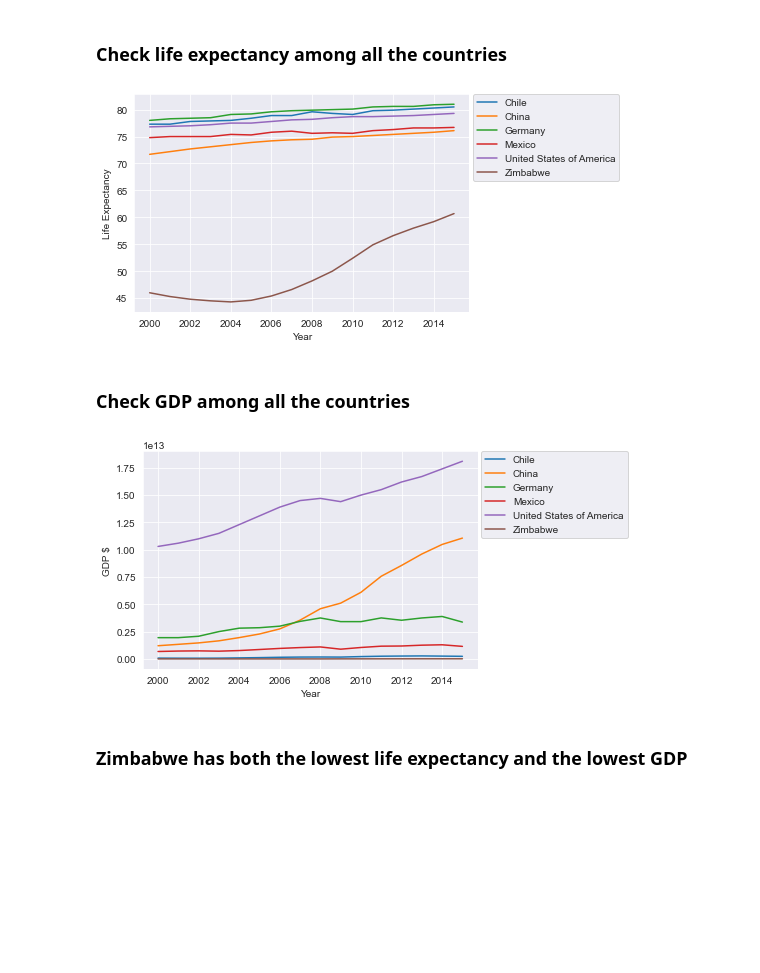
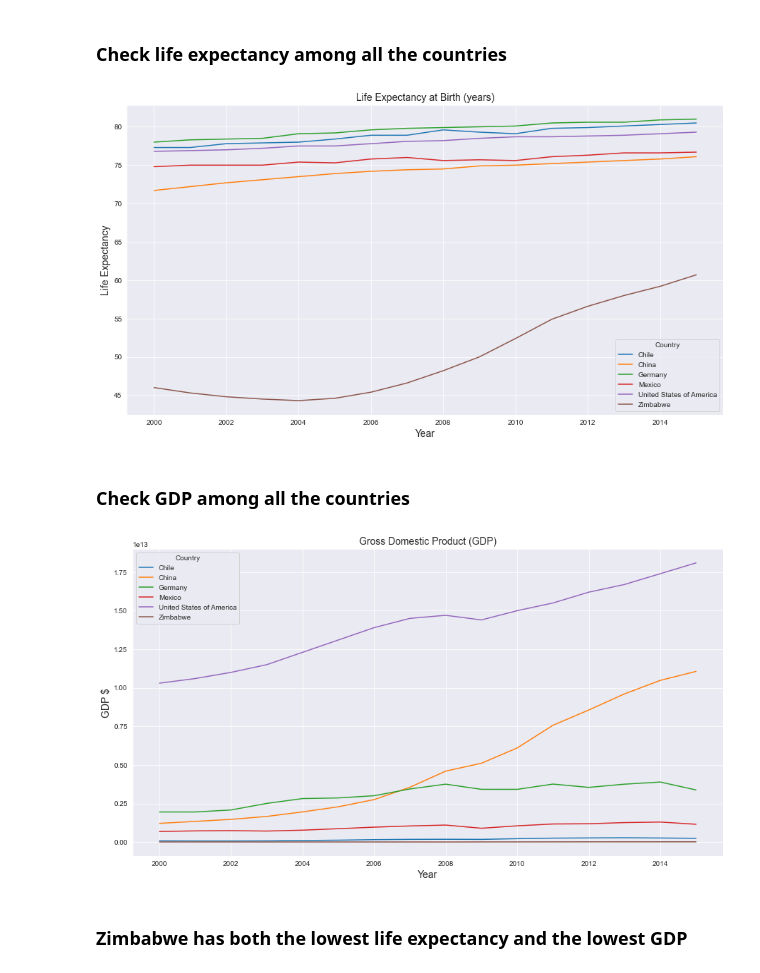
Before and after one commit to clccode/Life-Expectancy-and-GDP, a Jupyter notebook: life_expectancy_gdp.ipynb, the cells around one changed output. Drawn from its saved outputs; the diff is of its cells as text; code cells hidden in the pictures; blank space fills up the shorter version.

Commit message:
Updated graphs; saved some as .png files.

```diff
--- a/life_expectancy_gdp.ipynb
+++ b/life_expectancy_gdp.ipynb
@@ -36,20 +36,26 @@ zw = df[df['Country'] == 'Zimbabwe']
 ### Check life expectancy among all the countries
 # %%
 sns.set_style('darkgrid')
-ax = sns.lineplot(data=df, x='Year', y='Life expectancy at birth (years)', hue='Country')
-ax.set_ylabel('Life Expectancy')
-plt.legend(bbox_to_anchor=(1.01, 1),borderaxespad=0)
+fig, ax = plt.subplots(figsize=(15, 8))
+sns.lineplot(data=df, x='Year', y='Life expectancy at birth (years)', hue='Country')
+plt.title('Life Expectancy at Birth (years)', fontsize=14)
+plt.xlabel('Year', fontsize=14)
+plt.ylabel('Life Expectancy', fontsize=14)
+plt.savefig('le_all_countries.png')
 plt.show()
 # %% [output]
-[figure, old version]
+[figure, new version]
 # %% [markdown]
 ### Check GDP among all the countries
-# %%
-ax = sns.lineplot(data=df, x='Year', y='GDP', hue='Country')
-ax.set_ylabel('GDP $')
-plt.legend(bbox_to_anchor=(1.01, 1),borderaxespad=0)
-plt.show()
-# %% [output]
-[figure, removed]
+# %%
+fig, ax = plt.subplots(figsize=(15, 8))
+sns.lineplot(data=df, x='Year', y='GDP', hue='Country')
+plt.title('Gross Domestic Product (GDP)', fontsize=14)
+plt.xlabel('Year', fontsize=14)
+plt.ylabel('GDP $', fontsize=14)
+plt.savefig('gdp_all_countries.png')
+plt.show()
+# %% [output]
+[figure, added]
 # %% [markdown]
 ### Zimbabwe has both the lowest life expectancy and the lowest GDP
```
Also changed, not shown: parts of 4 cells of this notebook, 5 other files.
